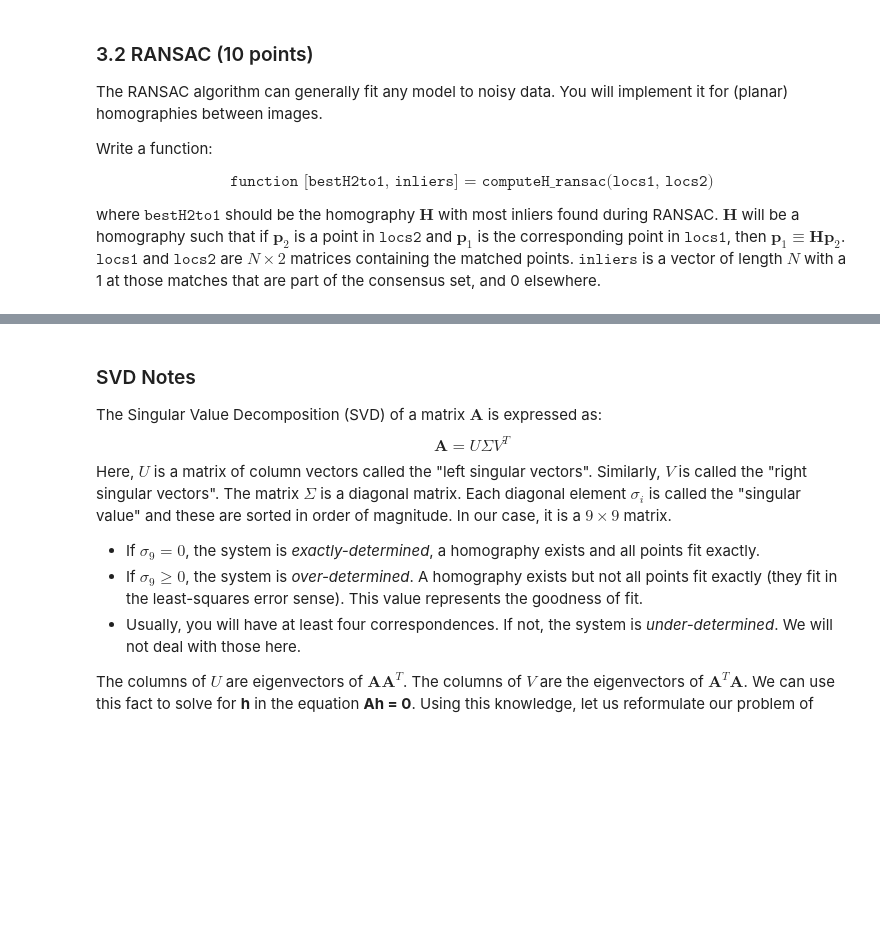
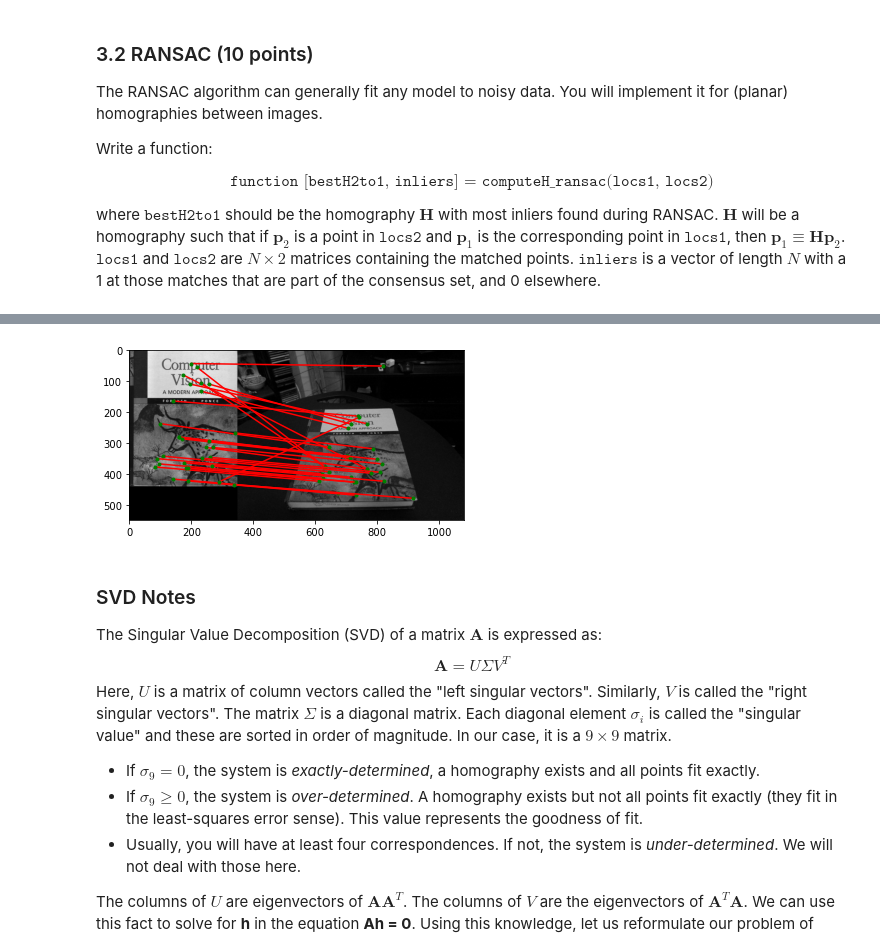
Before and after one commit to haleqiu/16720hw4, a Jupyter notebook: q3.ipynb, the cells around one changed output, grey strips where cells are left out. Saved outputs shown, nothing was run; the diff lists cells and outputs as text; code cells hidden in the pictures; blank space fills up the shorter version.

```diff
--- a/q3.ipynb
+++ b/q3.ipynb
@@ -55,9 +56,3 @@ def computeH(p1, p2):
 # p2 to p1: p1 = H*P2
 im1 = cv2.imread("data/incline_L.png")
 im2 = cv2.imread("data/incline_R.png")
-# %%
-locs1, desc1 = briefLite(im1)
-locs2, desc2 = briefLite(im2)
-
-matches = briefMatch(desc1.squeeze(), desc2.squeeze(), ratio=0.2)
-plotMatches(im1, im2, matches, locs1, locs2)
@@ -128,6 +128,39 @@ Implement the following steps:
 |:--:|:--:|:--:|
 |(a) Text book.| (b) Harry Potter cover.| (c) HarryPotterized Text book|
 || Fig 3.1 Warping for augmented reality. | |
+# %%
+cv_cover = plt.imread('figure/cv_cover.jpg')
+cv_desk = plt.imread('figure/cv_desk.png')
+hp_cover = plt.imread('figure/hp_cover.jpg')
+hp_desk = plt.imread('figure/hp_desk.png')
+cv_desk_gray = cv2.cvtColor(cv_desk,cv2.COLOR_BGRA2GRAY)
+hp_desk_gray = cv2.cvtColor(hp_desk,cv2.COLOR_BGRA2GRAY)
+# %%
+def plotMatchesGray(im1, im2, matches, locs1, locs2):
+    fig = plt.figure()
+    # draw two images side by side
+    imH = max(im1.shape[0], im2.shape[0])
+    im = np.zeros((imH, im1.shape[1]+im2.shape[1]), dtype='uint8')
+    im[0:im1.shape[0], 0:im1.shape[1]] = im1
+    im[0:im2.shape[0], im1.shape[1]:] = im2 * 256
+    plt.imshow(im, cmap='gray')
+    for i in range(matches.shape[0]):
+        pt1 = locs1[matches[i,0], 0:2]
+        pt2 = locs2[matches[i,1], 0:2].copy()
+        pt2[0] += im1.shape[1]
+        x = np.asarray([pt1[0], pt2[0]])
+        y = np.asarray([pt1[1], pt2[1]])
+        plt.plot(x,y,'r')
+        plt.plot(x,y,'g.')
+    plt.show()
+# %%
+locs1, desc1 = briefLite(cv_cover)
+locs2, desc2 = briefLite(cv_desk_gray)
+
+matches = briefMatch(desc1.squeeze(), desc2.squeeze(), ratio=0.5)
+plotMatchesGray(cv_cover, cv_desk_gray, matches, locs1, locs2)
+# %% [output]
+[figure, added]
 # %%
 def compositeH(H, template, img):
     """
```
Also changed, not shown: parts of 4 cells of this notebook.
